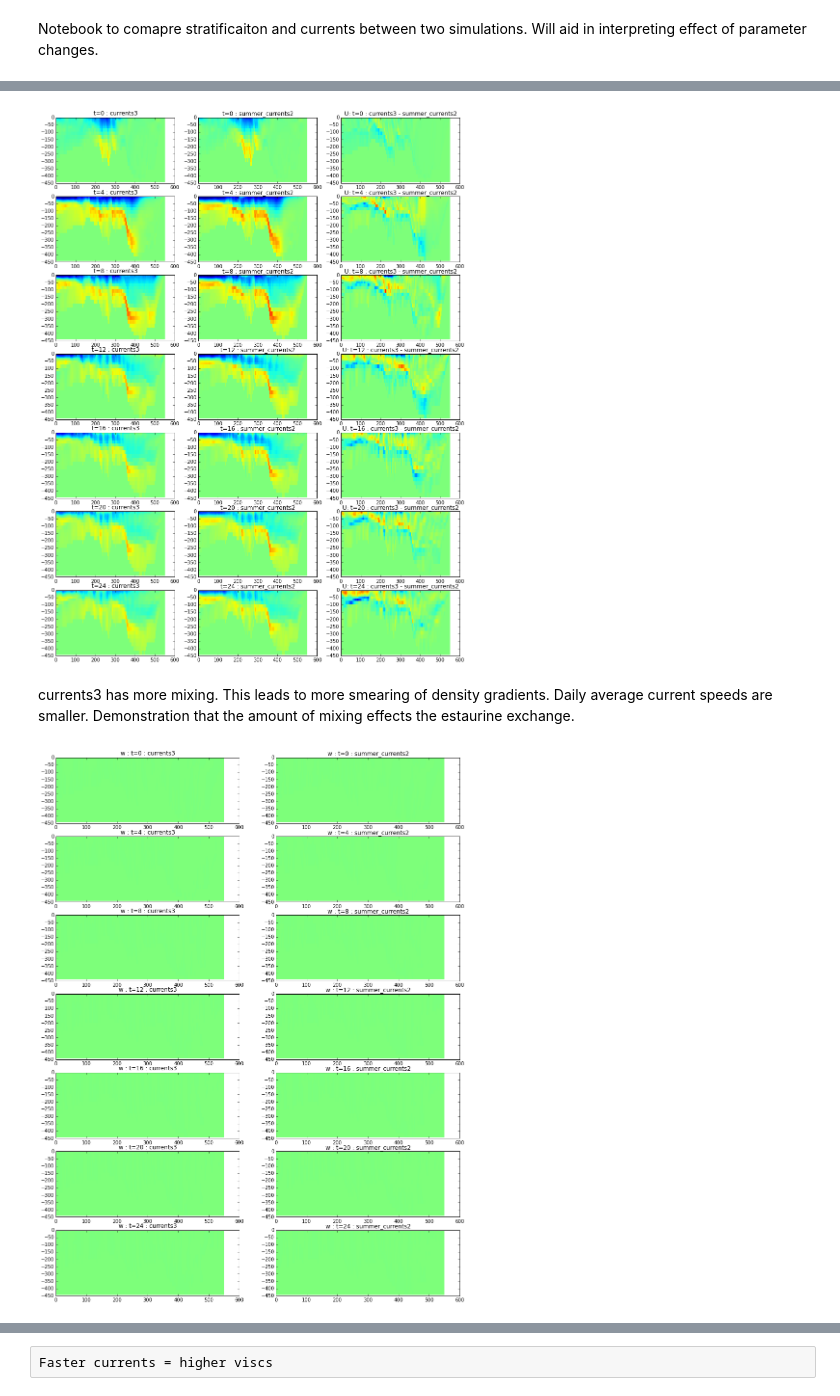
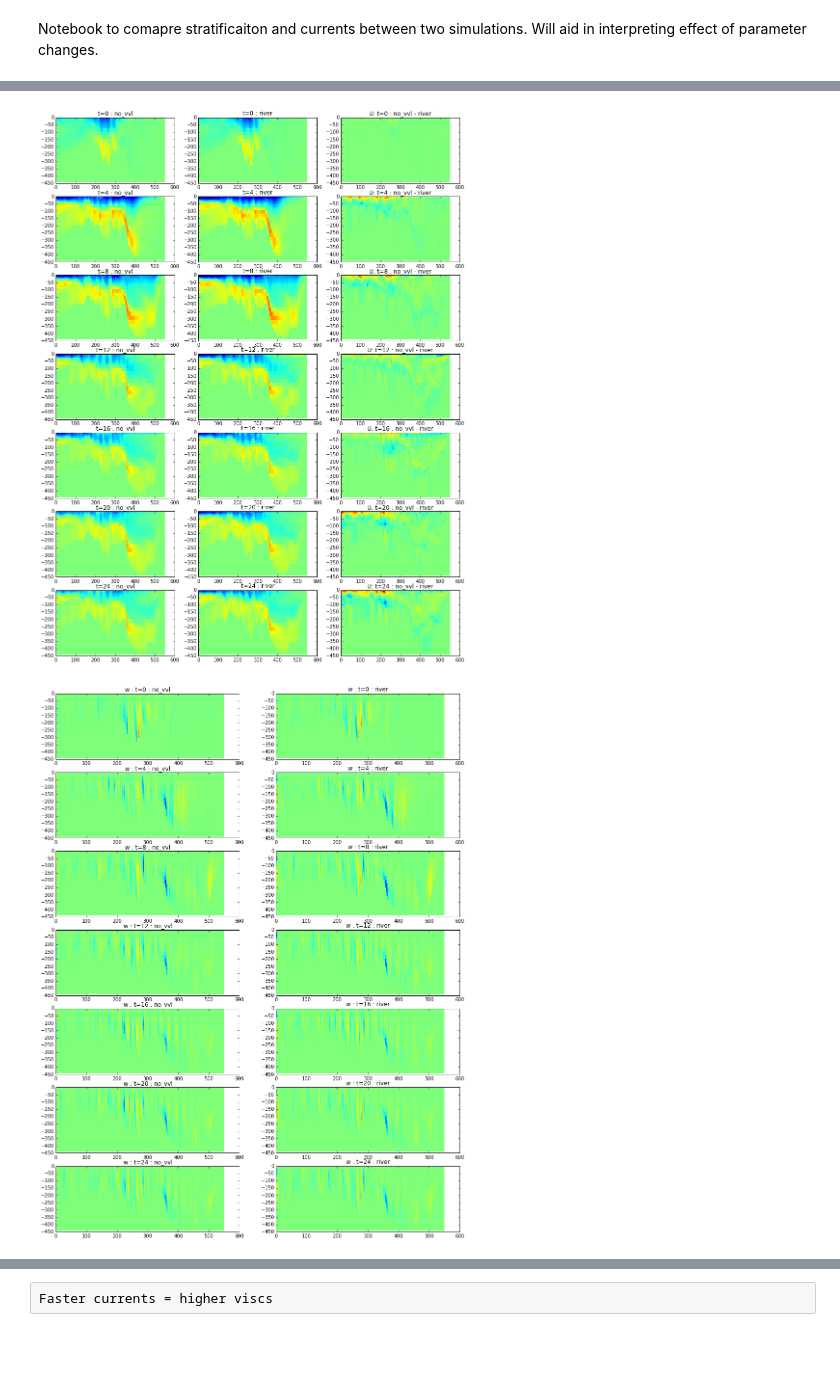
Before and after one commit to SalishSeaCast/2d-domain, a Jupyter notebook: analysis/CompareTwo.ipynb, the cells around one changed output, grey strips where cells are left out. Cells and saved outputs as stored; diff of their text form; code cells hidden in the pictures; blank space fills up the shorter version.

Commit message:
Comparing no_vvl with river

```diff
--- a/analysis/CompareTwo.ipynb
+++ b/analysis/CompareTwo.ipynb
@@ -11,8 +11,8 @@ import os
 # %%
 results = '/data/nsoontie/MEOPAR/SalishSea/results/2Ddomain/'
 
-run1 = 'currents3'
-run2 = 'summer_currents2'
+run1 = 'no_vvl'
+run2 = 'river'
 
 path={}
 path[run1]= os.path.join(results,run1)
@@ -86,19 +84,17 @@ for t, ax in zip(ts, axs[:,2].flat):
     ax.pcolormesh(xx,zz,Us[run1][t,:,:]-Us[run2][t,:,:],vmin=-.5,vmax=.5)
     ax.set_title('U: t={} : {} - {}'.format(t, run1, run2))
 # %% [output]
-[figure, old version]
+[figure, new version]
-# %% [markdown]
-currents3 has more mixing. This leads to more smearing of density gradients. Daily average current speeds are smaller. Demonstration that the amount of mixing effects the estaurine exchange.
 # %%
 fig, axs = plt.subplots(7,2,figsize=(15,20))
 ts = np.arange(0,27,4)
 
 for n, run in enumerate(runs):
     for t,ax in zip(ts,axs[:,n].flat):
-        ax.pcolormesh(xx,zz,Ws[run][t,:,:],vmin=-1,vmax=1)
+        ax.pcolormesh(xx,zz,Ws[run][t,:,:],vmin=-.01,vmax=.01)
         ax.set_title('w : t={} : {}'.format(t, run))
 # %% [output]
-[figure, old version]
+[figure, new version]
 # %%
 fig, axs = plt.subplots(7,2,figsize=(15,20))
 ts = np.arange(0,27,4)
```
Also changed, not shown: parts of 10 cells of this notebook.
